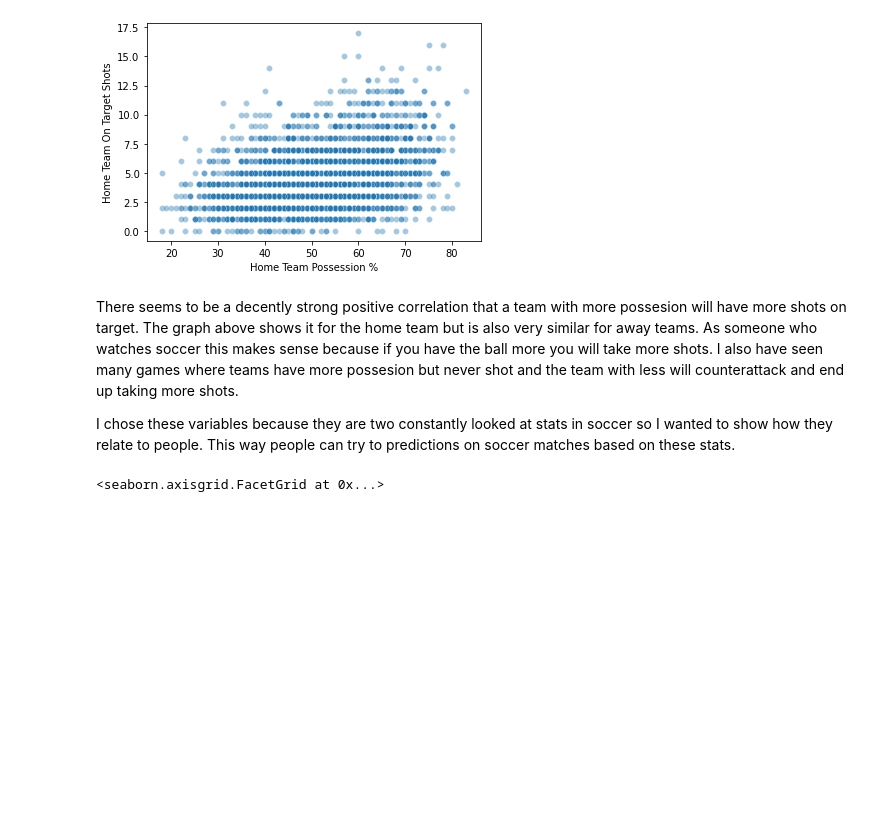
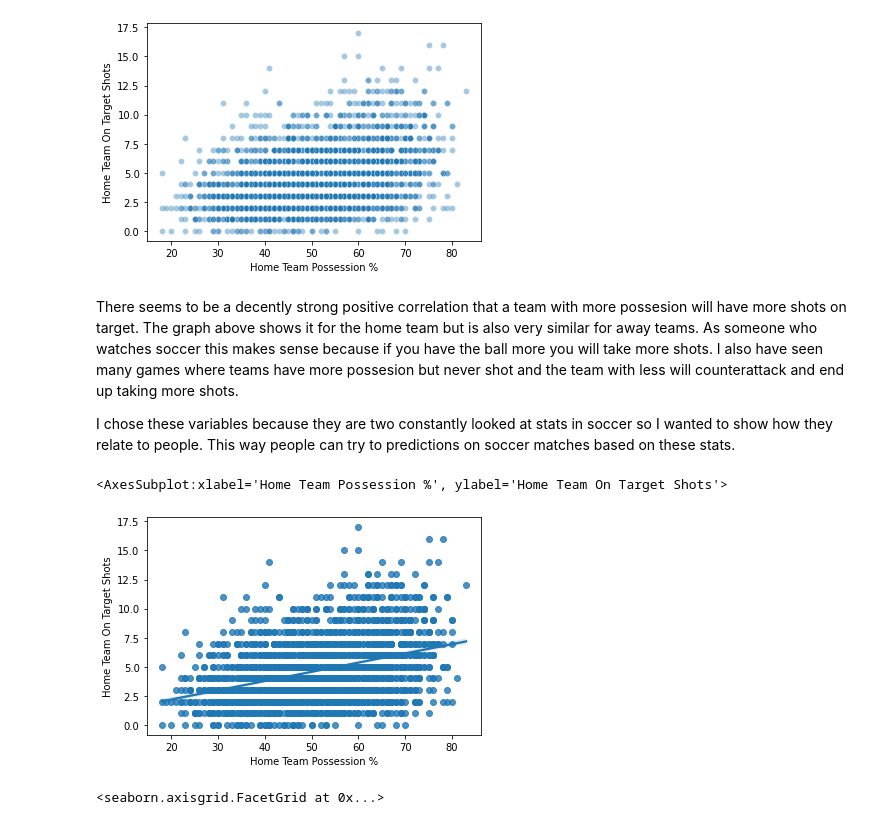
Before and after one commit to EliasLMann/Applied_ML_Proj2, a Jupyter notebook: Project02.ipynb, the cells around one changed output. Cells and saved outputs as stored; diff of their text form; code cells hidden in the pictures; blank space fills up the shorter version.

```diff
--- a/Project02.ipynb
+++ b/Project02.ipynb
@@ -455,6 +455,11 @@ sns.scatterplot(data=correlation, x='Home Team Possession %', y='Home Team On Ta
 There seems to be a decently strong positive correlation that a team with more possesion will have more shots on target. The graph above shows it for the home team but is also very similar for away teams. As someone who watches soccer this makes sense because if you have the ball more you will take more shots. I also have seen many games where teams have more possesion but never shot and the team with less will counterattack and end up taking more shots.
 
 I chose these variables because they are two constantly looked at stats in soccer so I wanted to show how they relate to people. This way people can try to predictions on soccer matches based on these stats.
+# %%
+sns.regplot(data=correlation, x='Home Team Possession %', y='Home Team On Target Shots')
+# %% [output]
+<AxesSubplot:xlabel='Home Team Possession %', ylabel='Home Team On Target Shots'>
+[figure, added]
 # %%
 sns.lmplot(data=correlation, x='Home Team Possession %', y='Home Team On Target Shots', hue='Winner')
 # %% [output]
```
Also changed, not shown: parts of 1 cell of this notebook.
